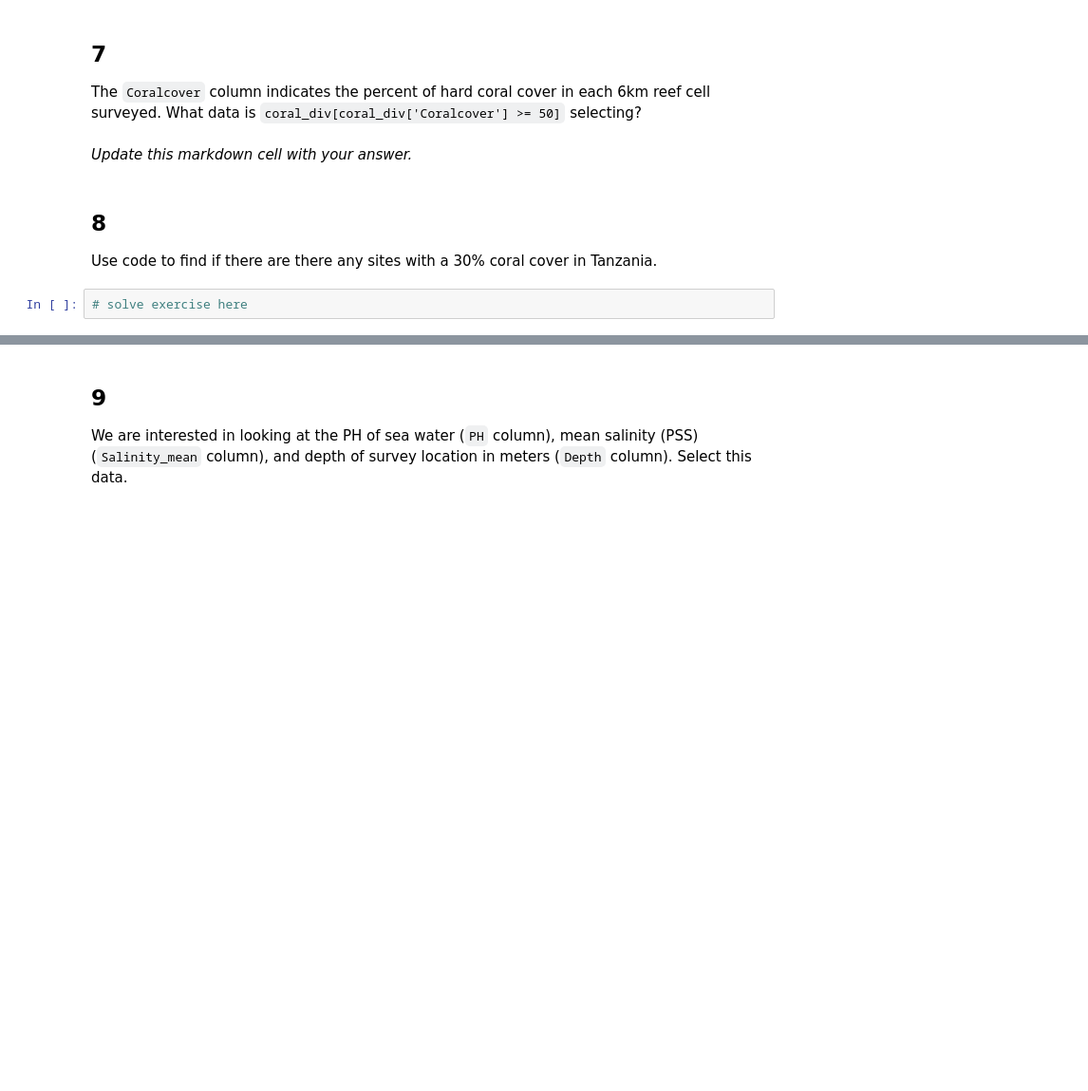
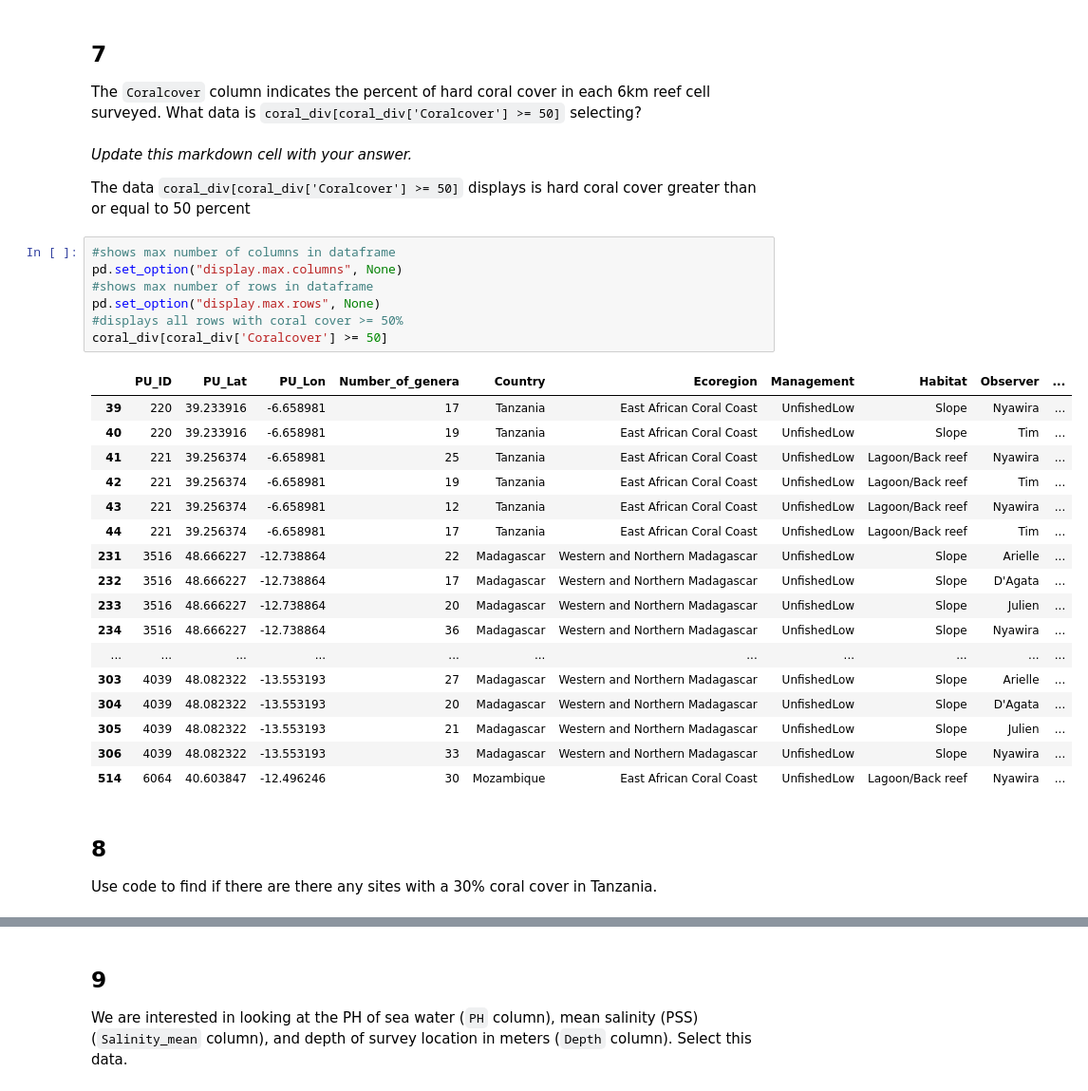
Before and after one commit to kristinaglass/eds220-hwk-1, a Jupyter notebook: hwk1-task3.ipynb, the cells around one changed output, grey strips where cells are left out. Shown: that part at 95% size. Cells and saved outputs as stored; diff of their text form; blank space fills up the shorter version.

```diff
--- a/hwk1-task3.ipynb
+++ b/hwk1-task3.ipynb
@@ -188,9 +197,34 @@ Check the dataset's [metadata file README_md.doc](https://knb.ecoinformatics.org
 The `Coralcover` column indicates the percent of hard coral cover in each 6km reef cell surveyed. What data is `coral_div[coral_div['Coralcover'] >= 50]` selecting?
 # %% [markdown]
 *Update this markdown cell with your answer.*
+
+The data `coral_div[coral_div['Coralcover'] >= 50]` displays is hard coral cover greater than or equal to 50 percent
+# %%
+#shows max number of columns in dataframe
+pd.set_option("display.max.columns", None)
+#shows max number of rows in dataframe
+pd.set_option("display.max.rows", None)
+#displays all rows with coral cover >= 50%
+coral_div[coral_div['Coralcover'] >= 50]
+# %% [output]
+|  | PU_ID | PU_Lat | PU_Lon | Number_of_genera | Country | Ecoregion | Management | Habitat | Observer | ... |
+| 39 | 220 | 39.233916 | -6.658981 | 17 | Tanzania | East African Coral Coast | UnfishedLow | Slope | Nyawira | ... |
+| 40 | 220 | 39.233916 | -6.658981 | 19 | Tanzania | East African Coral Coast | UnfishedLow | Slope | Tim | ... |
+| 41 | 221 | 39.256374 | -6.658981 | 25 | Tanzania | East African Coral Coast | UnfishedLow | Lagoon/Back reef | Nyawira | ... |
+| 42 | 221 | 39.256374 | -6.658981 | 19 | Tanzania | East African Coral Coast | UnfishedLow | Lagoon/Back reef | Tim | ... |
+| 43 | 221 | 39.256374 | -6.658981 | 12 | Tanzania | East African Coral Coast | UnfishedLow | Lagoon/Back reef | Nyawira | ... |
+| 44 | 221 | 39.256374 | -6.658981 | 17 | Tanzania | East African Coral Coast | UnfishedLow | Lagoon/Back reef | Tim | ... |
+| 231 | 3516 | 48.666227 | -12.738864 | 22 | Madagascar | Western and Northern Madagascar | UnfishedLow | Slope | Arielle | ... |
+| 232 | 3516 | 48.666227 | -12.738864 | 17 | Madagascar | Western and Northern Madagascar | UnfishedLow | Slope | D'Agata | ... |
+| 233 | 3516 | 48.666227 | -12.738864 | 20 | Madagascar | Western and Northern Madagascar | UnfishedLow | Slope | Julien | ... |
+| 234 | 3516 | 48.666227 | -12.738864 | 36 | Madagascar | Western and Northern Madagascar | UnfishedLow | Slope | Nyawira | ... |
+| ... | ... | ... | ... | ... | ... | ... | ... | ... | ... | ... |
+| 303 | 4039 | 48.082322 | -13.553193 | 27 | Madagascar | Western and Northern Madagascar | UnfishedLow | Slope | Arielle | ... |
+| 304 | 4039 | 48.082322 | -13.553193 | 20 | Madagascar | Western and Northern Madagascar | UnfishedLow | Slope | D'Agata | ... |
+| 305 | 4039 | 48.082322 | -13.553193 | 21 | Madagascar | Western and Northern Madagascar | UnfishedLow | Slope | Julien | ... |
+| 306 | 4039 | 48.082322 | -13.553193 | 33 | Madagascar | Western and Northern Madagascar | UnfishedLow | Slope | Nyawira | ... |
+| 514 | 6064 | 40.603847 | -12.496246 | 30 | Mozambique | East African Coral Coast | UnfishedLow | Lagoon/Back reef | Nyawira | ... |
 # %% [markdown]
 ## 8
 
 Use code to find if there are there any sites with a 30% coral cover in Tanzania.
-# %%
-# solve exercise here
```
Also changed, not shown: parts of 8 cells of this notebook.
